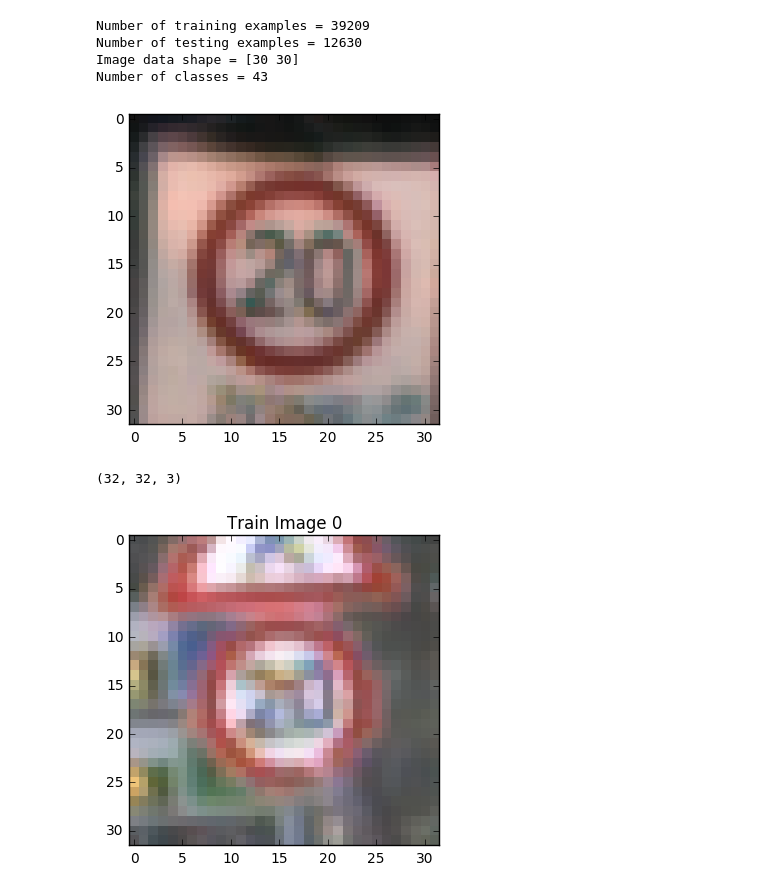
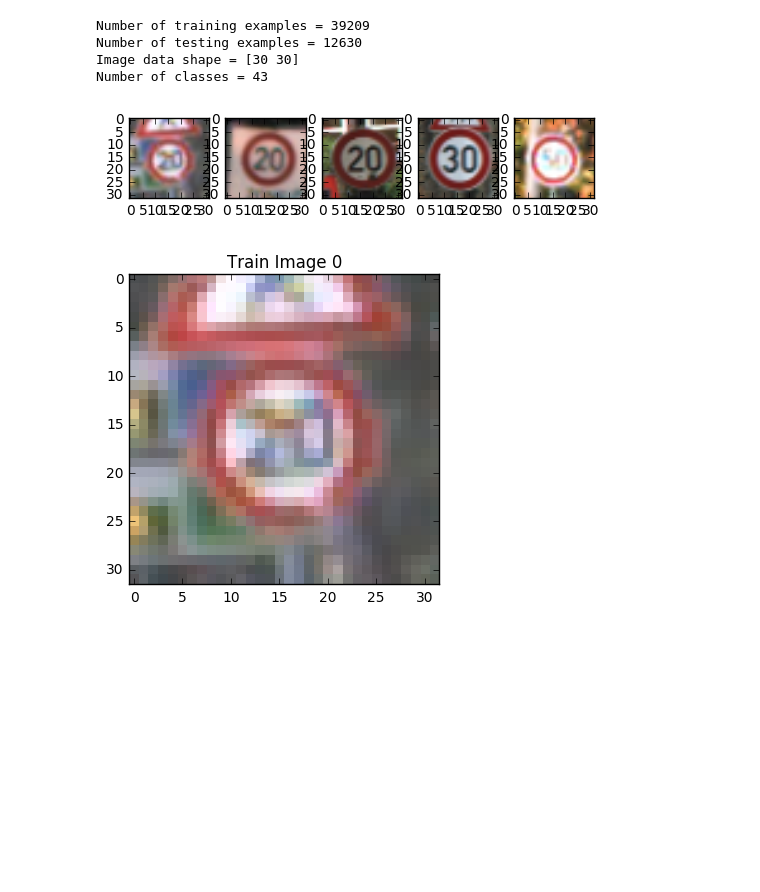
Before and after one commit to kunfengchen/carnd-p2, a Jupyter notebook: Traffic_Signs_Recognition.ipynb, the cells around one changed output. Saved outputs shown, nothing was run; the diff lists cells and outputs as text; code cells hidden in the pictures; blank space fills up the shorter version.

```diff
--- a/Traffic_Signs_Recognition.ipynb
+++ b/Traffic_Signs_Recognition.ipynb
@@ -66,20 +66,24 @@ Number of classes = 43
 # %%
 ### Data exploration visualization goes here.
 ### Feel free to use as many code cells as needed.
 
 
 
 from matplotlib import pyplot as plt
 
 #plt.imshow(X_train[0], interpolation='nearest')
 #plt.show()
-plt.imshow(X_train[101], interpolation='nearest')
+#print (X_train[0].shape)
+
+_, (ax1, ax2, ax3, ax4, ax5) = plt.subplots(1, 5)
+ax1.imshow(X_train[0].reshape(32, 32, 3), cmap=plt.cm.Greys);
+ax2.imshow(X_train[101].reshape(32, 32, 3), cmap=plt.cm.Greys);
+ax3.imshow(X_train[201].reshape(32, 32, 3), cmap=plt.cm.Greys);
+ax4.imshow(X_train[1011].reshape(32, 32, 3), cmap=plt.cm.Greys);
+ax5.imshow(X_train[3001].reshape(32, 32, 3), cmap=plt.cm.Greys);
 plt.show()
-
-print (X_train[0].shape)
 # %% [output]
-[figure, old version]
+[figure, new version]
-(32, 32, 3)
 # %%
 ### Data exploration visualization using ipywidgets
 ### The wigets will make exploration interactive like a GUI
```
Also changed, not shown: parts of 10 cells of this notebook.
